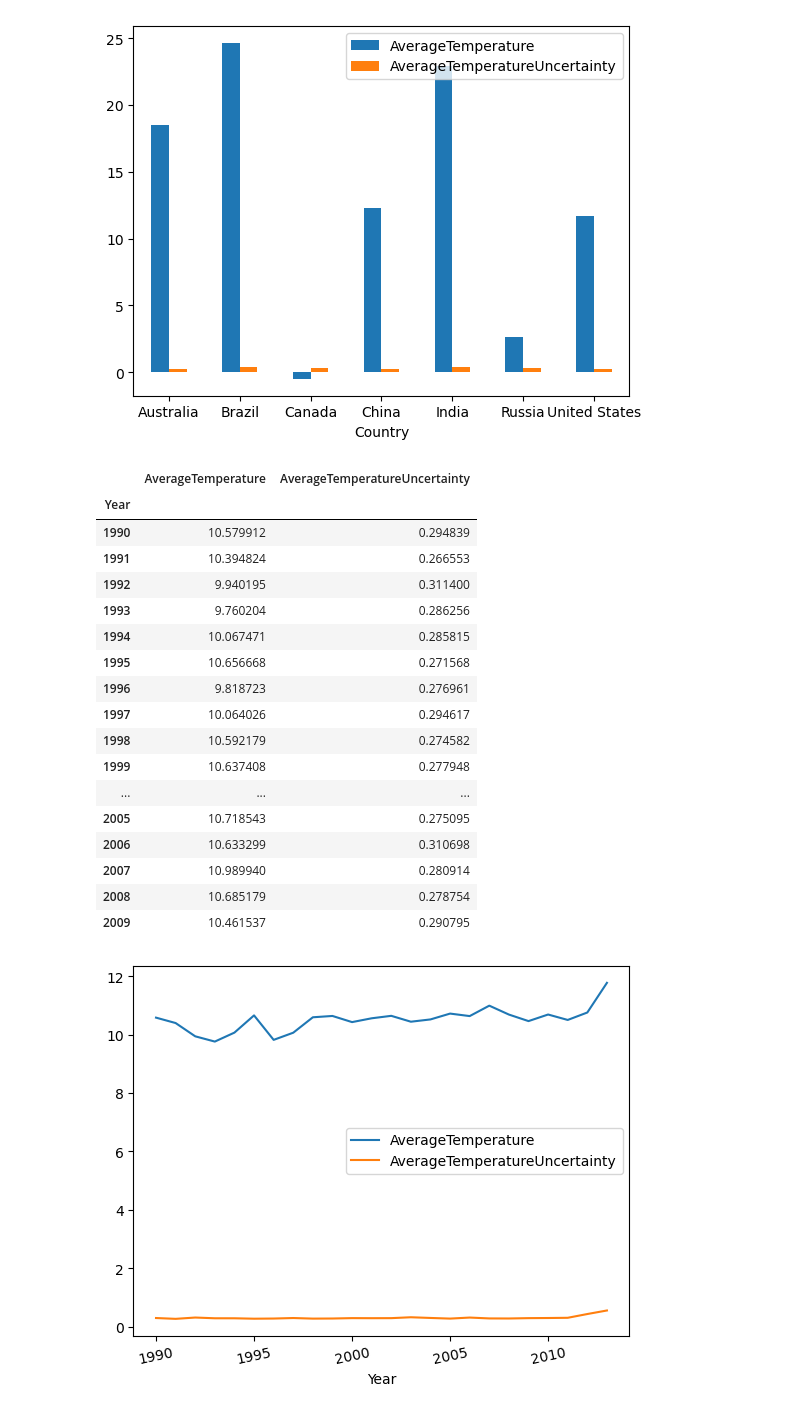
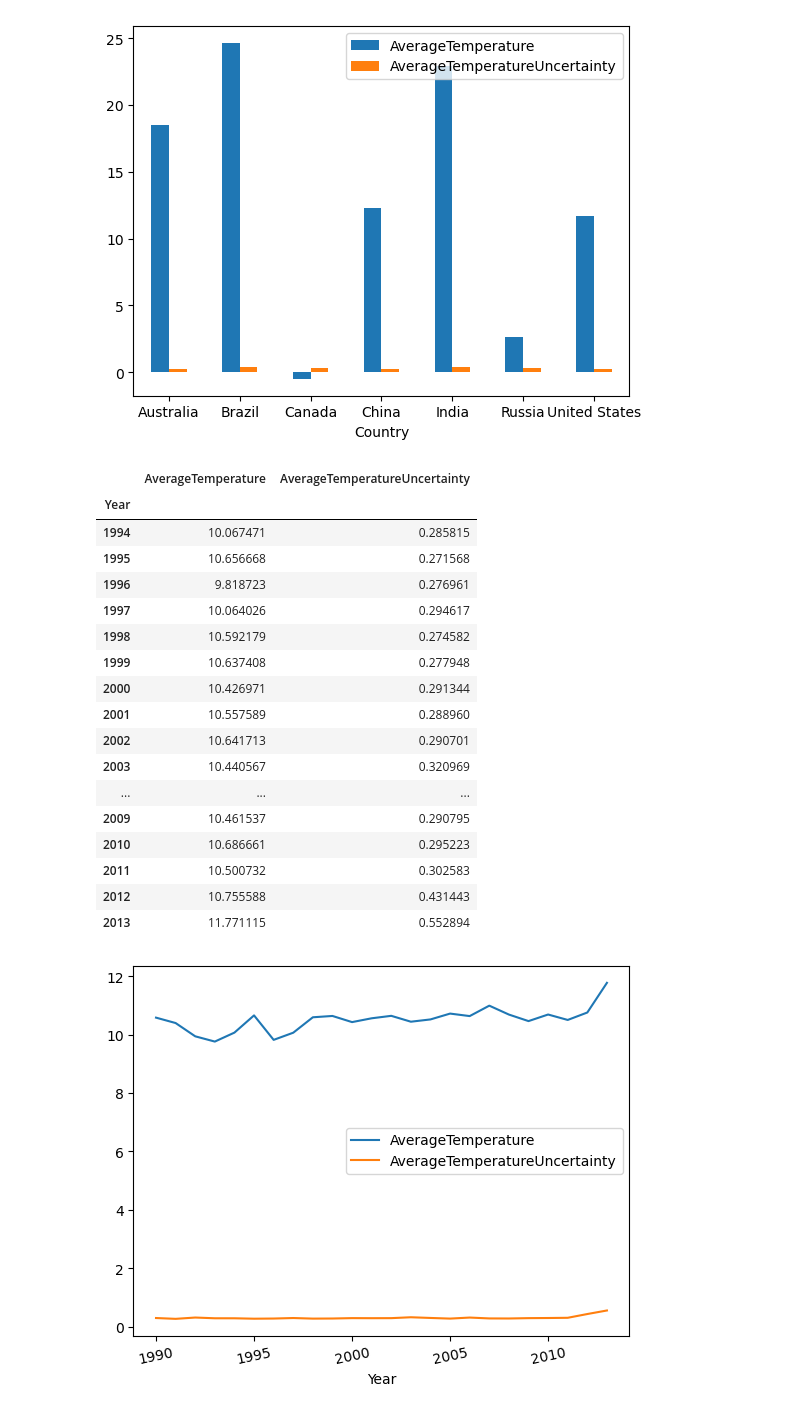
Before and after one commit to taaden/Streamers, a Jupyter notebook: temi_files2/Cleanglobal_temp.ipynb, the cells around one changed output. Drawn from its saved outputs; the diff is of its cells as text; code cells hidden in the pictures.

```diff
--- a/temi_files2/Cleanglobal_temp.ipynb
+++ b/temi_files2/Cleanglobal_temp.ipynb
@@ -226,26 +226,26 @@ ax =world_temp_byCountry.plot.bar (rot=0)
 # %%
 world_temp_by_year = Global_temp.groupby(by='Year')[['AverageTemperature',
                                              'AverageTemperatureUncertainty']].agg(lambda x: x.astype(float).mean())
-world_temp_by_year.head(20)
+world_temp_by_year.tail(20)
 # %% [output]
 |  | AverageTemperature | AverageTemperatureUncertainty |
 | Year |  |  |
-| 1990 | 10.579912 | 0.294839 |
-| 1991 | 10.394824 | 0.266553 |
-| 1992 | 9.940195 | 0.311400 |
-| 1993 | 9.760204 | 0.286256 |
 | 1994 | 10.067471 | 0.285815 |
 | 1995 | 10.656668 | 0.271568 |
 | 1996 | 9.818723 | 0.276961 |
 | 1997 | 10.064026 | 0.294617 |
 | 1998 | 10.592179 | 0.274582 |
 | 1999 | 10.637408 | 0.277948 |
+| 2000 | 10.426971 | 0.291344 |
+| 2001 | 10.557589 | 0.288960 |
+| 2002 | 10.641713 | 0.290701 |
+| 2003 | 10.440567 | 0.320969 |
 | ... | ... | ... |
-| 2005 | 10.718543 | 0.275095 |
-| 2006 | 10.633299 | 0.310698 |
-| 2007 | 10.989940 | 0.280914 |
-| 2008 | 10.685179 | 0.278754 |
 | 2009 | 10.461537 | 0.290795 |
+| 2010 | 10.686661 | 0.295223 |
+| 2011 | 10.500732 | 0.302583 |
+| 2012 | 10.755588 | 0.431443 |
+| 2013 | 11.771115 | 0.552894 |
 # %%
 # Create the bar plot.
 ax =world_temp_by_year.plot.line (rot=12)
```
Also changed, not shown: 12 other files.
